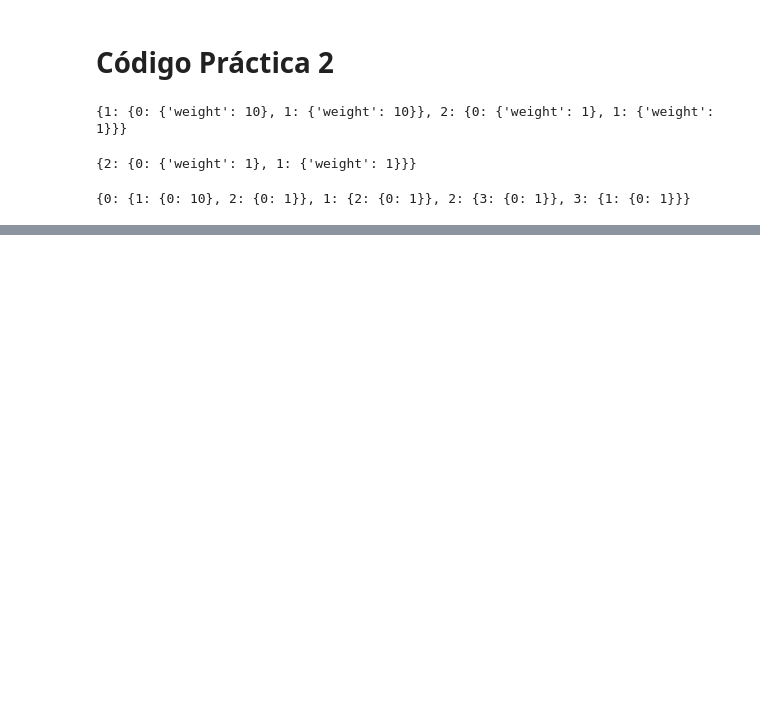
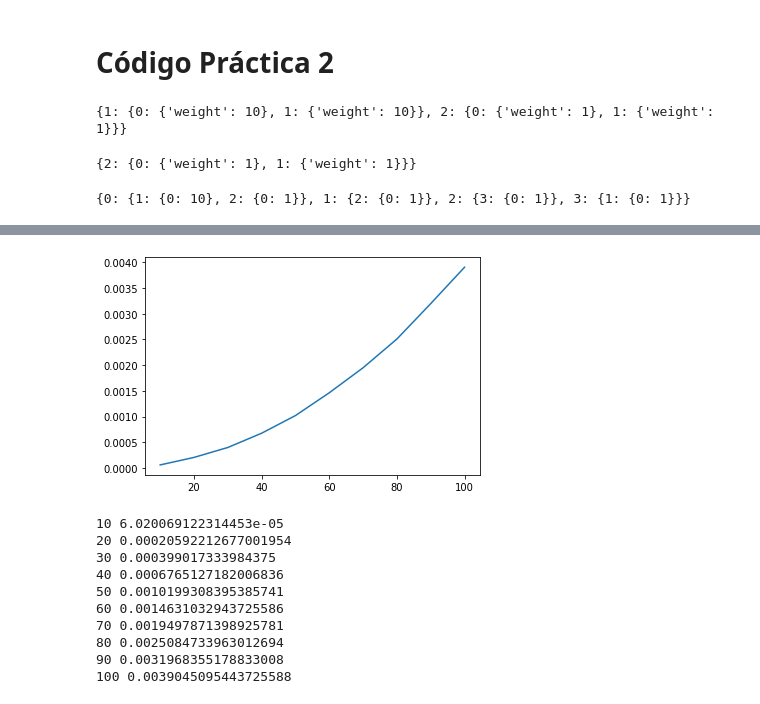
Before and after one commit to glorelvalle/DAALG, a Jupyter notebook: P2/P210.ipynb, the cells around one changed output, grey strips where cells are left out. Drawn from its saved outputs; the diff is of its cells as text; code cells hidden in the pictures; blank space fills up the shorter version.

```diff
--- a/P2/P210.ipynb
+++ b/P2/P210.ipynb
@@ -1030,0 +1044,19 @@ plt.show()
+# %%
+import time
+times = time_pda(10,10,100,10,0.7)
+plt.plot(list(times.keys()),list(times.values()))
+plt.show()
+for entry in times.keys():
+    print(entry,times[entry])
+# %% [output]
+[figure, added]
+10 6.020069122314453e-05
+20 0.00020592212677001954
+30 0.000399017333984375
+40 0.0006765127182006836
+50 0.0010199308395385741
+60 0.0014631032943725586
+70 0.0019497871398925781
+80 0.0025084733963012694
+90 0.0031968355178833008
+100 0.0039045095443725588
```
Also changed, not shown: parts of 4 cells of this notebook, 13 other files.
